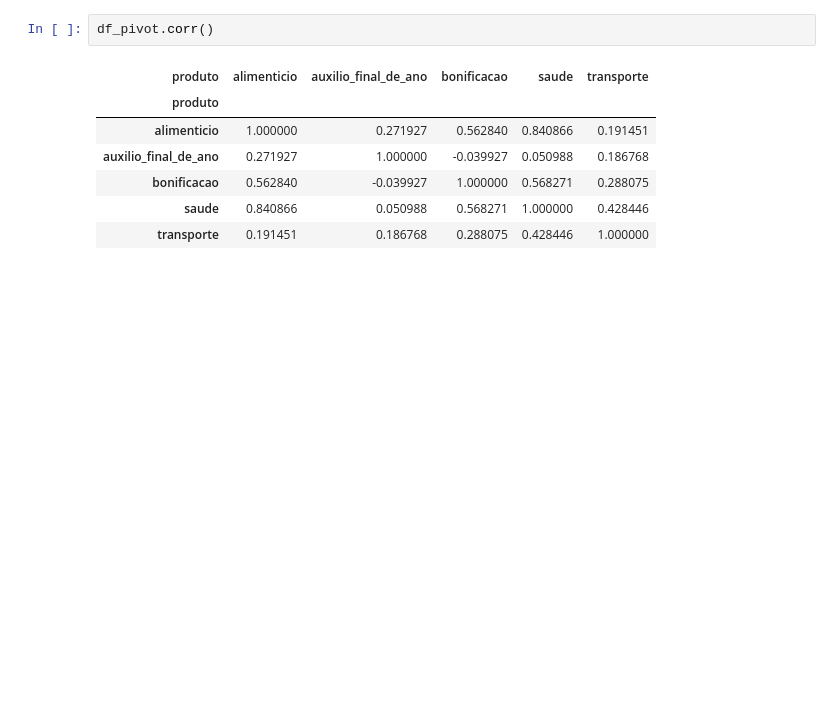
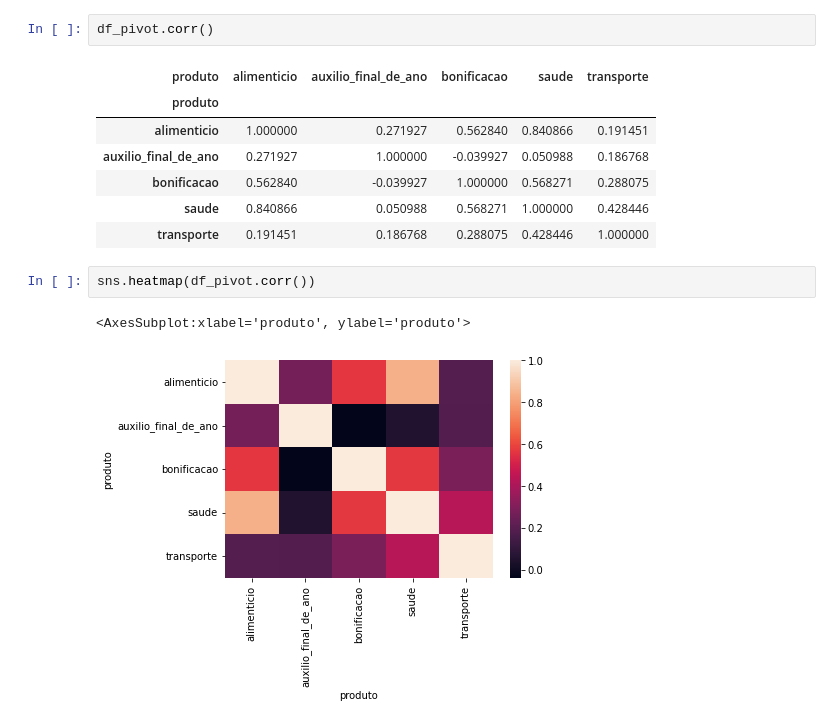
Before and after one commit to aliscrodrigues/time_series_project, a Jupyter notebook: exploracao.ipynb, the cells around one changed output. Drawn from its saved outputs; the diff is of its cells as text; blank space fills up the shorter version.

```diff
--- a/exploracao.ipynb
+++ b/exploracao.ipynb
@@ -180,3 +180,8 @@ df_pivot.corr()
 | bonificacao | 0.562840 | -0.039927 | 1.000000 | 0.568271 | 0.288075 |
 | saude | 0.840866 | 0.050988 | 0.568271 | 1.000000 | 0.428446 |
 | transporte | 0.191451 | 0.186768 | 0.288075 | 0.428446 | 1.000000 |
+# %%
+sns.heatmap(df_pivot.corr())
+# %% [output]
+<AxesSubplot:xlabel='produto', ylabel='produto'>
+[figure, added]
```
